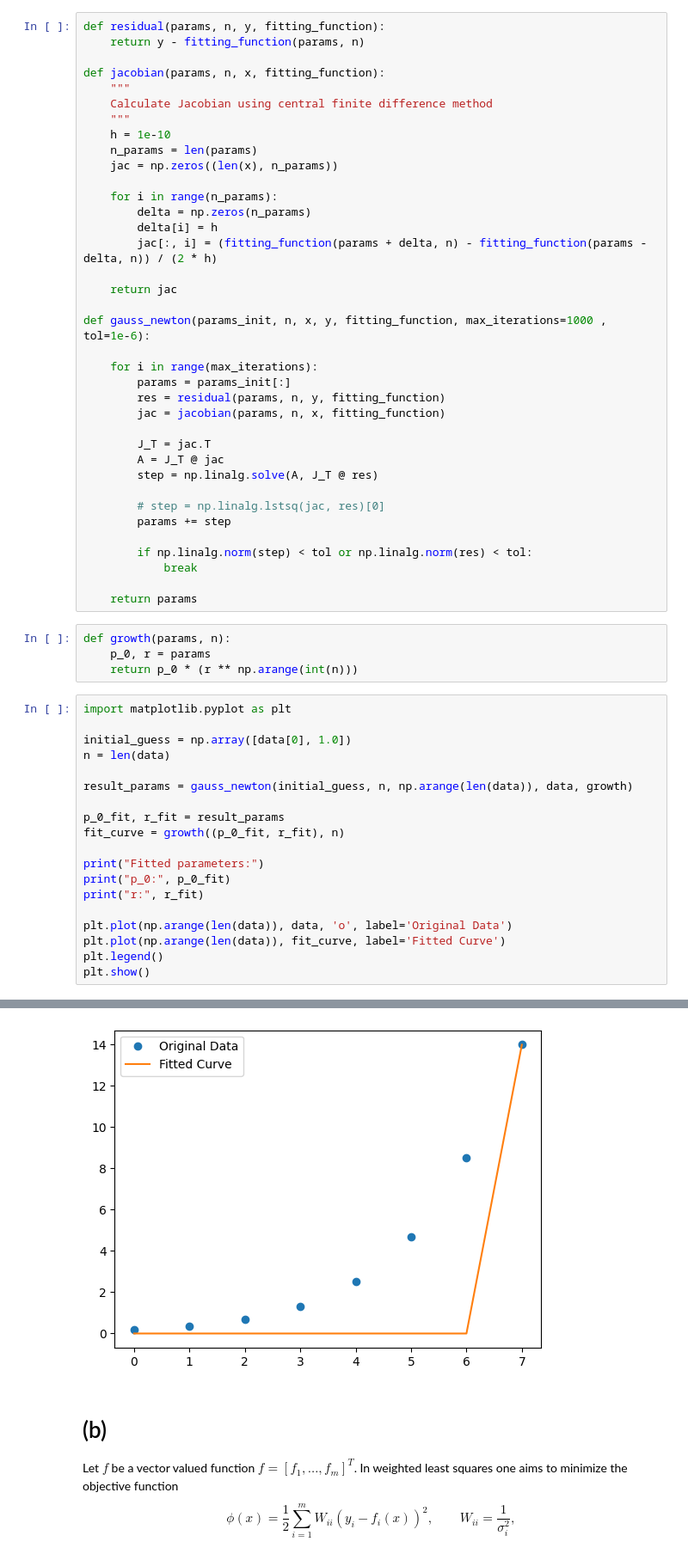
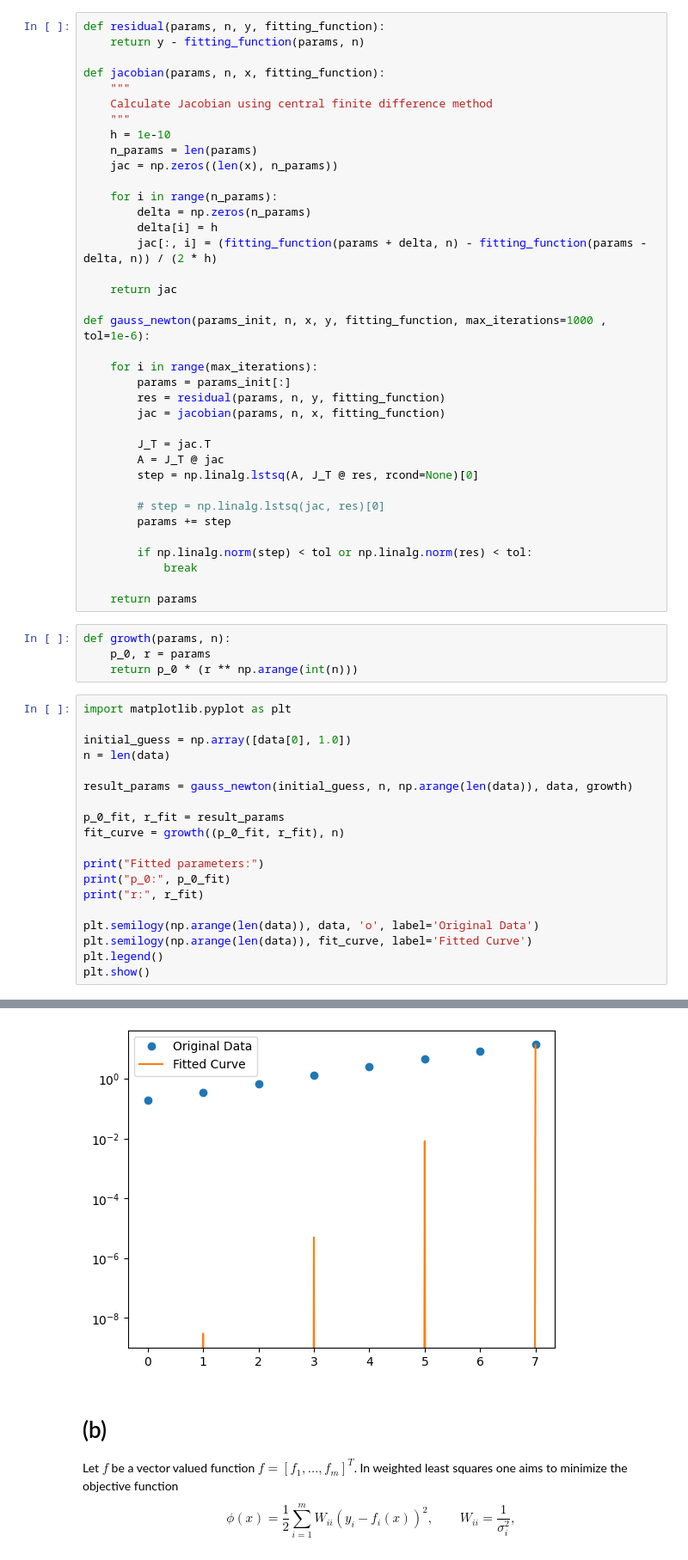
Before and after one commit to koenweverink/numericalAlgorithms, a Jupyter notebook: hw5_2023.ipynb, the cells around one changed output, grey strips where cells are left out. Shown: that part at 86% size. Cells and saved outputs as stored; diff of their text form.

```diff
--- a/hw5_2023.ipynb
+++ b/hw5_2023.ipynb
@@ -56,7 +56,7 @@ def gauss_newton(params_init, n, x, y, fitting_function, max_iterations=1000 , t
 
         J_T = jac.T
         A = J_T @ jac
-        step = np.linalg.solve(A, J_T @ res)
+        step = np.linalg.lstsq(A, J_T @ res, rcond=None)[0]
 
         # step = np.linalg.lstsq(jac, res)[0]
         params += step
@@ -84,8 +84,8 @@ print("Fitted parameters:")
 print("p_0:", p_0_fit)
 print("r:", r_fit)
 
-plt.plot(np.arange(len(data)), data, 'o', label='Original Data')
-plt.plot(np.arange(len(data)), fit_curve, label='Fitted Curve')
+plt.semilogy(np.arange(len(data)), data, 'o', label='Original Data')
+plt.semilogy(np.arange(len(data)), fit_curve, label='Fitted Curve')
 plt.legend()
 plt.show()
 # %% [output]
@@ -95,4 +95,4 @@ r: -36045.435987108605
-[figure, old version]
+[figure, new version]
 # %% [markdown]
 # (b)
 Let $f$ be a vector valued function $f = [ f_1, \ldots, f_m ]^T$. In weighted least squares one aims to minimize the objective function
```
Also changed, not shown: parts of 10 cells of this notebook, 3 other files.
